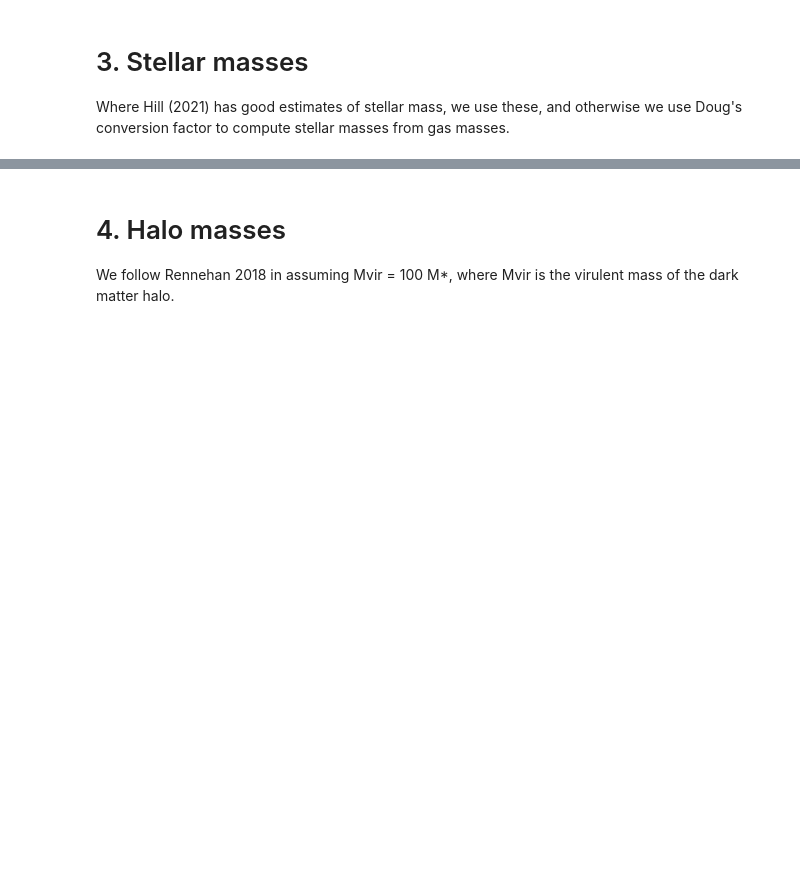
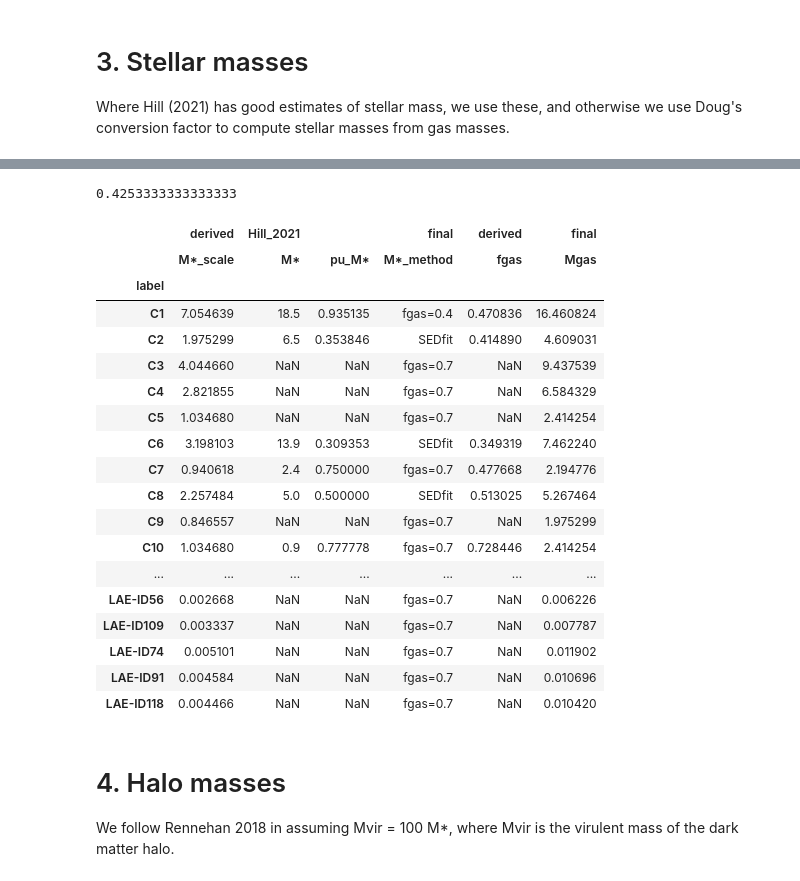
Before and after one commit to duncanmacintyre/galaxy-splicing, a Jupyter notebook: generate/compute_galaxy_mass.ipynb, the cells around one changed output, grey strips where cells are left out. Cells and saved outputs as stored; diff of their text form; code cells hidden in the pictures; blank space fills up the shorter version.

```diff
--- a/generate/compute_galaxy_mass.ipynb
+++ b/generate/compute_galaxy_mass.ipynb
@@ -295,3 +435,30 @@ assert(all(df['final', 'M*'].notna()))
+# %%
+np.mean((0.414, 0.349, 0.513))
+# %% [output]
+0.4253333333333333
+# %%
+# let's have a look at our two stellar mass results, a list of which was picked, and these gas fractions
+df.loc[:, [('derived', 'M*_scale'), ('Hill_2021', 'M*'), ('Hill_2021', 'pu_M*'), ('final', 'M*_method'), ('derived', 'fgas'), ('final', 'Mgas')]]
+# %% [output]
+|  | derived | Hill_2021 |  | final | derived | final |
+|  | M*_scale | M* | pu_M* | M*_method | fgas | Mgas |
+| label |  |  |  |  |  |  |
+| C1 | 7.054639 | 18.5 | 0.935135 | fgas=0.4 | 0.470836 | 16.460824 |
+| C2 | 1.975299 | 6.5 | 0.353846 | SEDfit | 0.414890 | 4.609031 |
+| C3 | 4.044660 | NaN | NaN | fgas=0.7 | NaN | 9.437539 |
+| C4 | 2.821855 | NaN | NaN | fgas=0.7 | NaN | 6.584329 |
+| C5 | 1.034680 | NaN | NaN | fgas=0.7 | NaN | 2.414254 |
+| C6 | 3.198103 | 13.9 | 0.309353 | SEDfit | 0.349319 | 7.462240 |
+| C7 | 0.940618 | 2.4 | 0.750000 | fgas=0.7 | 0.477668 | 2.194776 |
+| C8 | 2.257484 | 5.0 | 0.500000 | SEDfit | 0.513025 | 5.267464 |
+| C9 | 0.846557 | NaN | NaN | fgas=0.7 | NaN | 1.975299 |
+| C10 | 1.034680 | 0.9 | 0.777778 | fgas=0.7 | 0.728446 | 2.414254 |
+| ... | ... | ... | ... | ... | ... | ... |
+| LAE-ID56 | 0.002668 | NaN | NaN | fgas=0.7 | NaN | 0.006226 |
+| LAE-ID109 | 0.003337 | NaN | NaN | fgas=0.7 | NaN | 0.007787 |
+| LAE-ID74 | 0.005101 | NaN | NaN | fgas=0.7 | NaN | 0.011902 |
+| LAE-ID91 | 0.004584 | NaN | NaN | fgas=0.7 | NaN | 0.010696 |
+| LAE-ID118 | 0.004466 | NaN | NaN | fgas=0.7 | NaN | 0.010420 |
 # %% [markdown]
 # 4. Halo masses
 
```
Also changed, not shown: parts of 52 cells of this notebook, 49 other files.
